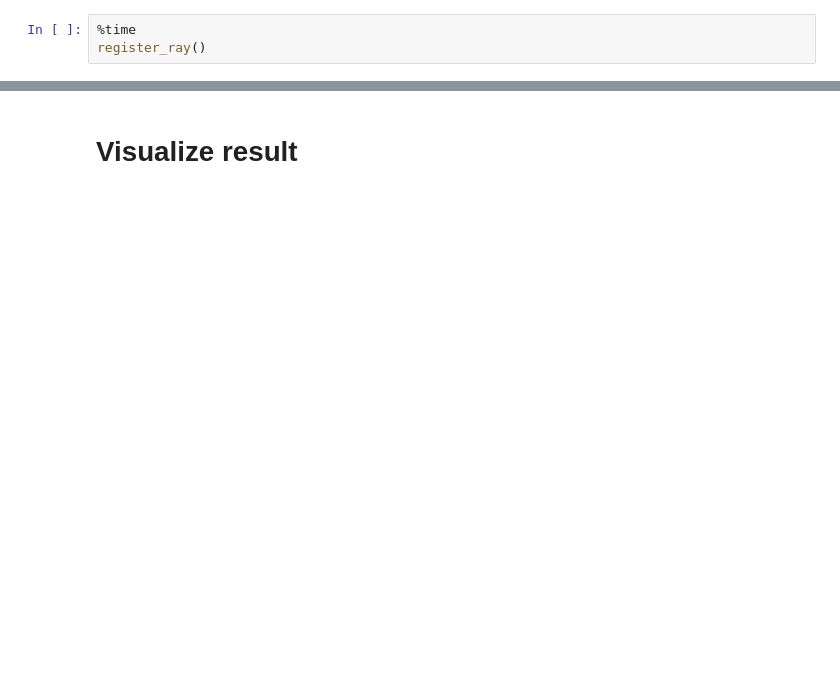
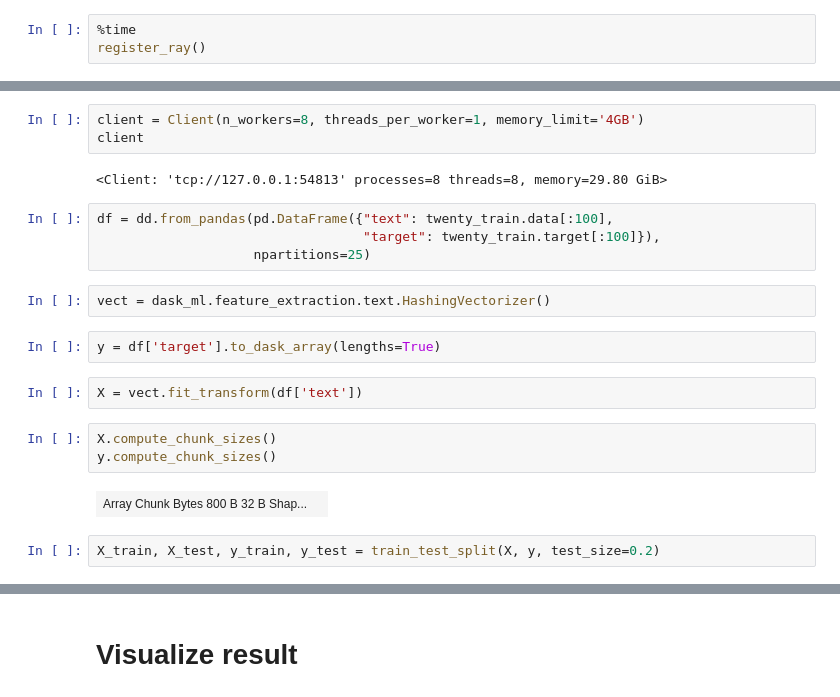
Before and after one commit to Amirosimani/speed_up_ml_training, a Jupyter notebook: notebooks/xgb_ray.ipynb, the cells around one changed output, grey strips where cells are left out. Drawn from its saved outputs; the diff is of its cells as text; blank space fills up the shorter version.

Commit message:
ray air + dask

```diff
--- a/notebooks/xgb_ray.ipynb
+++ b/notebooks/xgb_ray.ipynb
@@ -116,0 +173,22 @@ all_exps.append(experiment_dict)
+# %%
+client = Client(n_workers=8, threads_per_worker=1, memory_limit='4GB')
+client
+# %% [output]
+<Client: 'tcp://127.0.0.1:54813' processes=8 threads=8, memory=29.80 GiB>
+# %%
+df = dd.from_pandas(pd.DataFrame({"text": twenty_train.data[:100],
+                                  "target": twenty_train.target[:100]}),
+                    npartitions=25)
+# %%
+vect = dask_ml.feature_extraction.text.HashingVectorizer()
+# %%
+y = df['target'].to_dask_array(lengths=True)
+# %%
+X = vect.fit_transform(df['text'])
+# %%
+X.compute_chunk_sizes()
+y.compute_chunk_sizes()
+# %% [output]
+| Array Chunk Bytes 800 B 32 B Shap... |  |
+# %%
+X_train, X_test, y_train, y_test = train_test_split(X, y, test_size=0.2)
```
Also changed, not shown: parts of 36 cells of this notebook, 5 other files.
